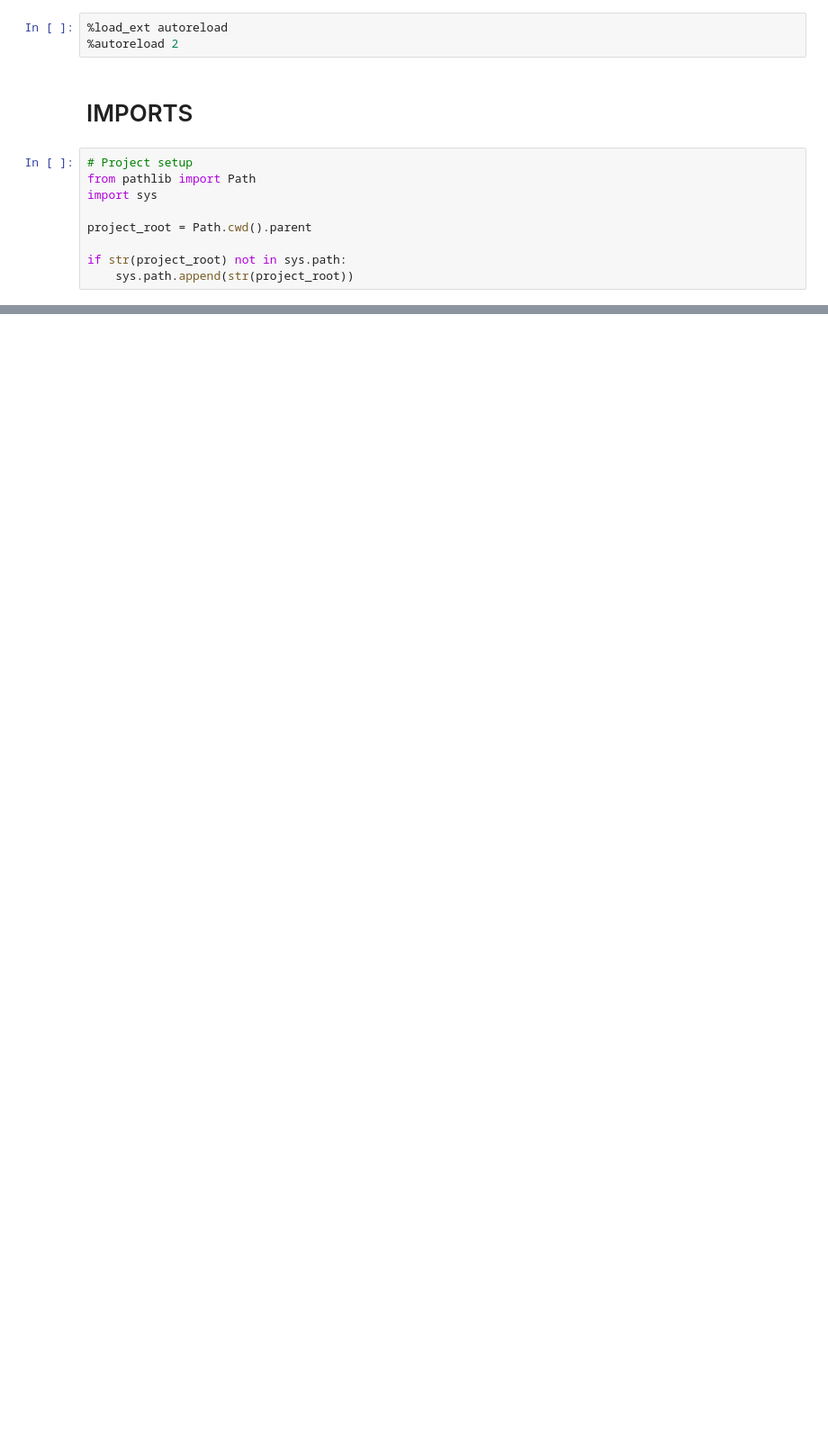
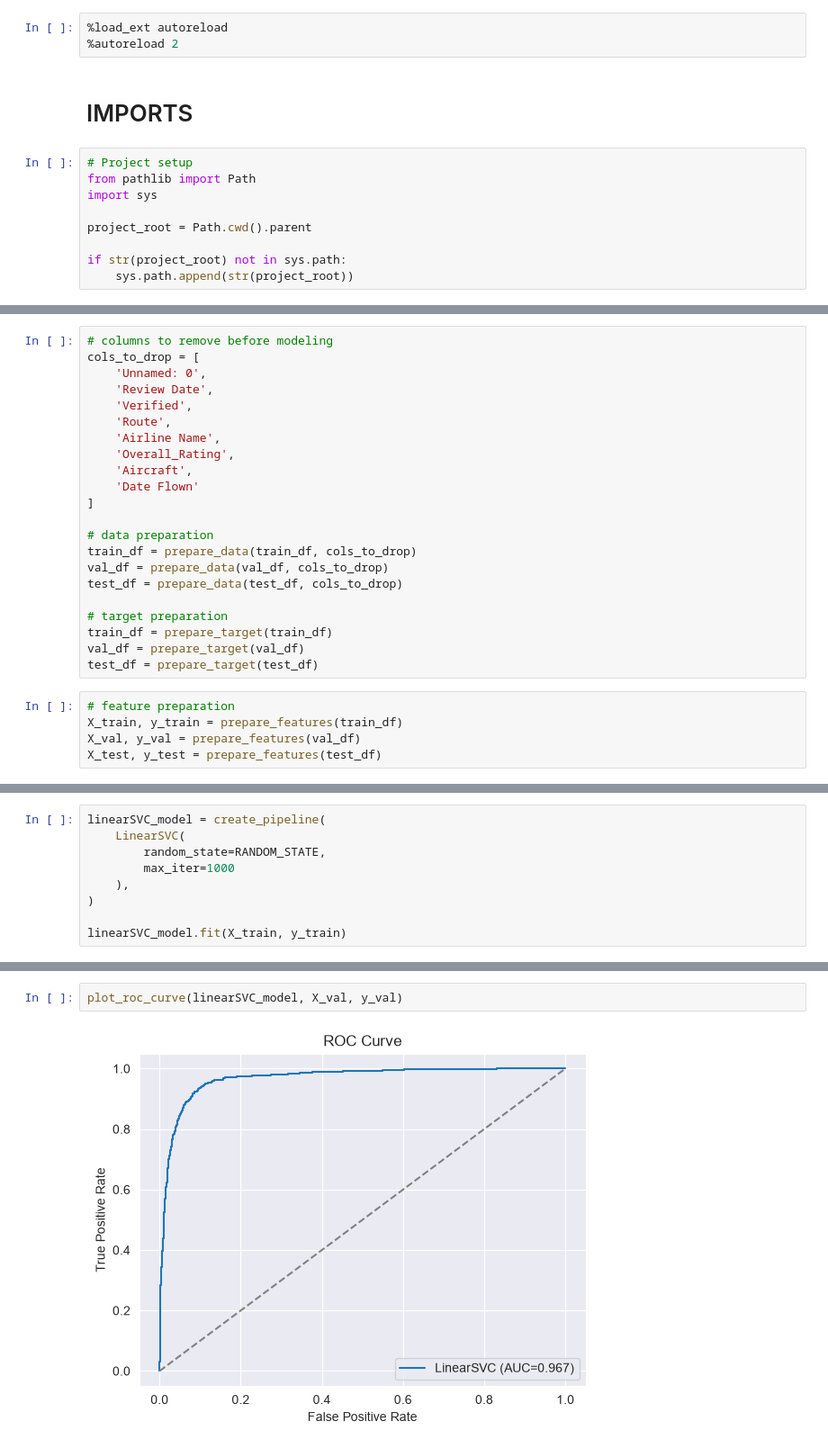
Before and after one commit to tanyadlogush/Predicting_Airline_Recommendations, a Jupyter notebook: notebooks/04_models.ipynb, the cells around one changed output, grey strips where cells are left out. Shown at 90% size. Cells and saved outputs as stored; diff of their text form; blank space fills up the shorter version.

Commit message:
Complete airline recommendation project

```diff
--- a/notebooks/04_models.ipynb
+++ b/notebooks/04_models.ipynb
@@ -99,3 +78,30 @@ train_df, val_df = train_test_split(
     random_state=RANDOM_STATE,
     stratify=train_val_df['Recommended']
 )
+# %%
+# columns to remove before modeling
+cols_to_drop = [
+    'Unnamed: 0',
+    'Review Date',
+    'Verified',
+    'Route',
+    'Airline Name',
+    'Overall_Rating',
+    'Aircraft',
+    'Date Flown'
+]
+
+# data preparation
+train_df = prepare_data(train_df, cols_to_drop)
+val_df = prepare_data(val_df, cols_to_drop)
+test_df = prepare_data(test_df, cols_to_drop)
+
+# target preparation
+train_df = prepare_target(train_df)
+val_df = prepare_target(val_df)
+test_df = prepare_target(test_df)
+# %%
+# feature preparation
+X_train, y_train = prepare_features(train_df)
+X_val, y_val = prepare_features(val_df)
+X_test, y_test = prepare_features(test_df)
@@ -101,0 +112,9 @@ train_df, val_df = train_test_split(
+# %%
+linearSVC_model = create_pipeline(
+    LinearSVC(
+        random_state=RANDOM_STATE,
+        max_iter=1000
+    ),
+)
+
+linearSVC_model.fit(X_train, y_train)
@@ -101,0 +142,4 @@ train_df, val_df = train_test_split(
+# %%
+plot_roc_curve(linearSVC_model, X_val, y_val)
+# %% [output]
+[figure, added]
```
Also changed, not shown: parts of 67 cells of this notebook, 15 other files.
